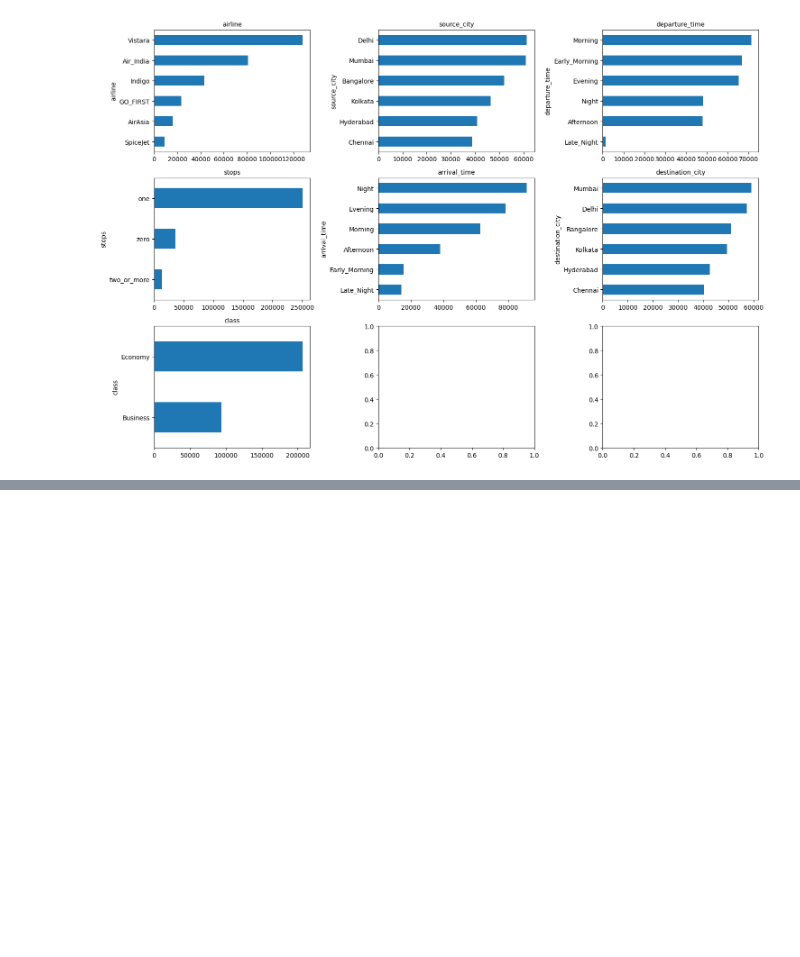
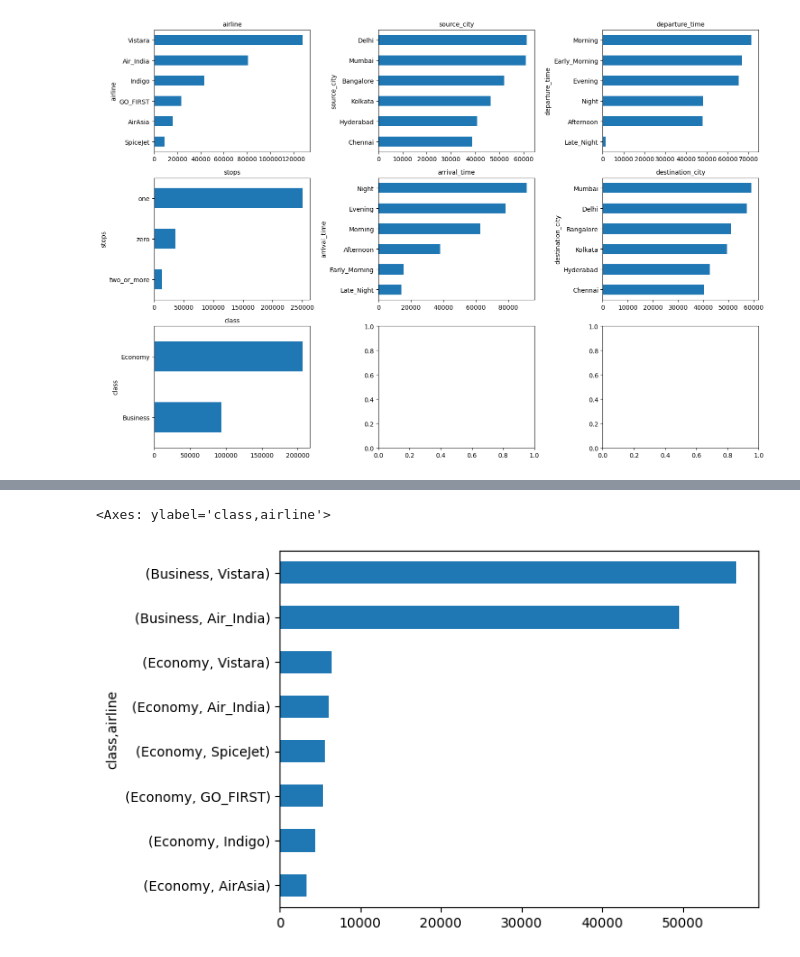
Before and after one commit to FragileMouse/flight-price-analysis, a Jupyter notebook: notebooks/analysis.ipynb, the cells around one changed output, grey strips where cells are left out. Saved outputs shown, nothing was run; the diff lists cells and outputs as text; code cells hidden in the pictures; blank space fills up the shorter version.

```diff
--- a/notebooks/analysis.ipynb
+++ b/notebooks/analysis.ipynb
@@ -167,0 +178,7 @@ plt.show()
+# %%
+price_avialine = df.groupby('airline')['price'].describe()
+price_avialine_dif = df.groupby(['class', 'airline'])['price'].describe()
+
+display(price_avialine)
+print('='*100)
+display(price_avialine_dif)
@@ -167,0 +205,5 @@ plt.show()
+# %%
+price_avialine_dif['50%'].sort_values(ascending=True).plot.barh()
+# %% [output]
+<Axes: ylabel='class,airline'>
+[figure, added]
```
Also changed, not shown: parts of 7 cells of this notebook.
